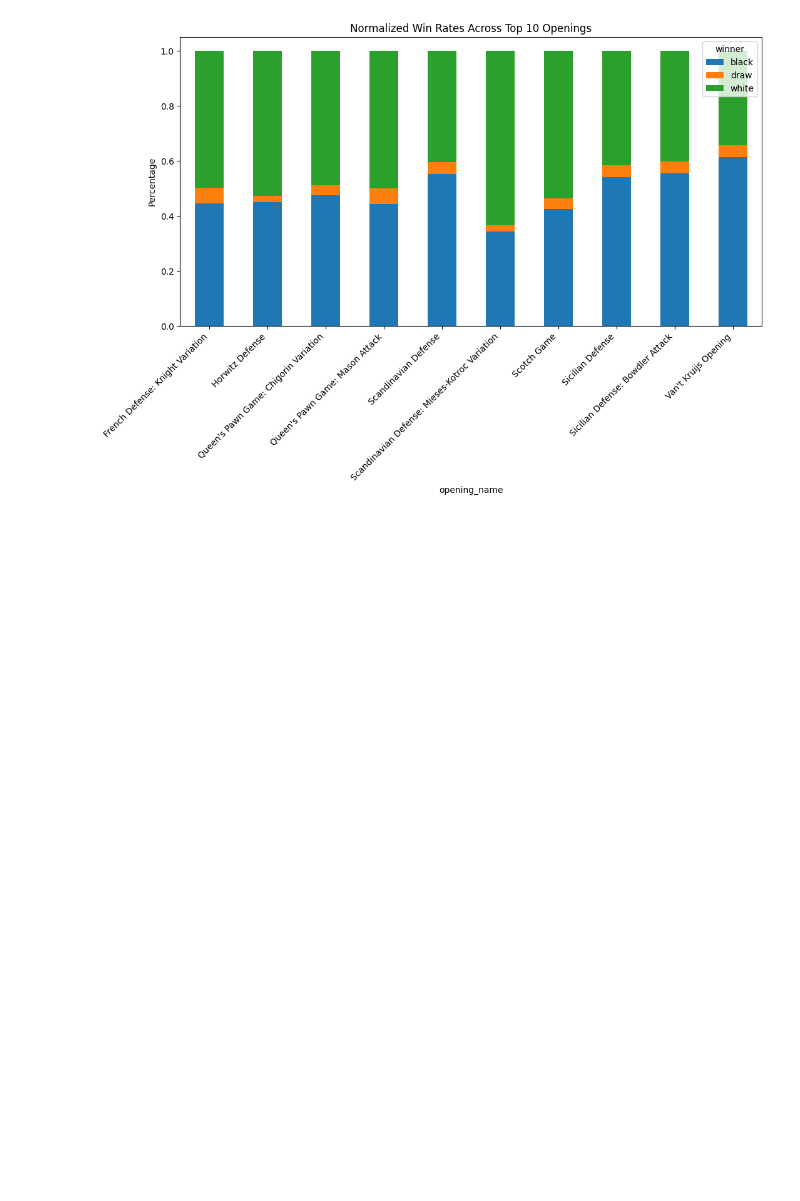
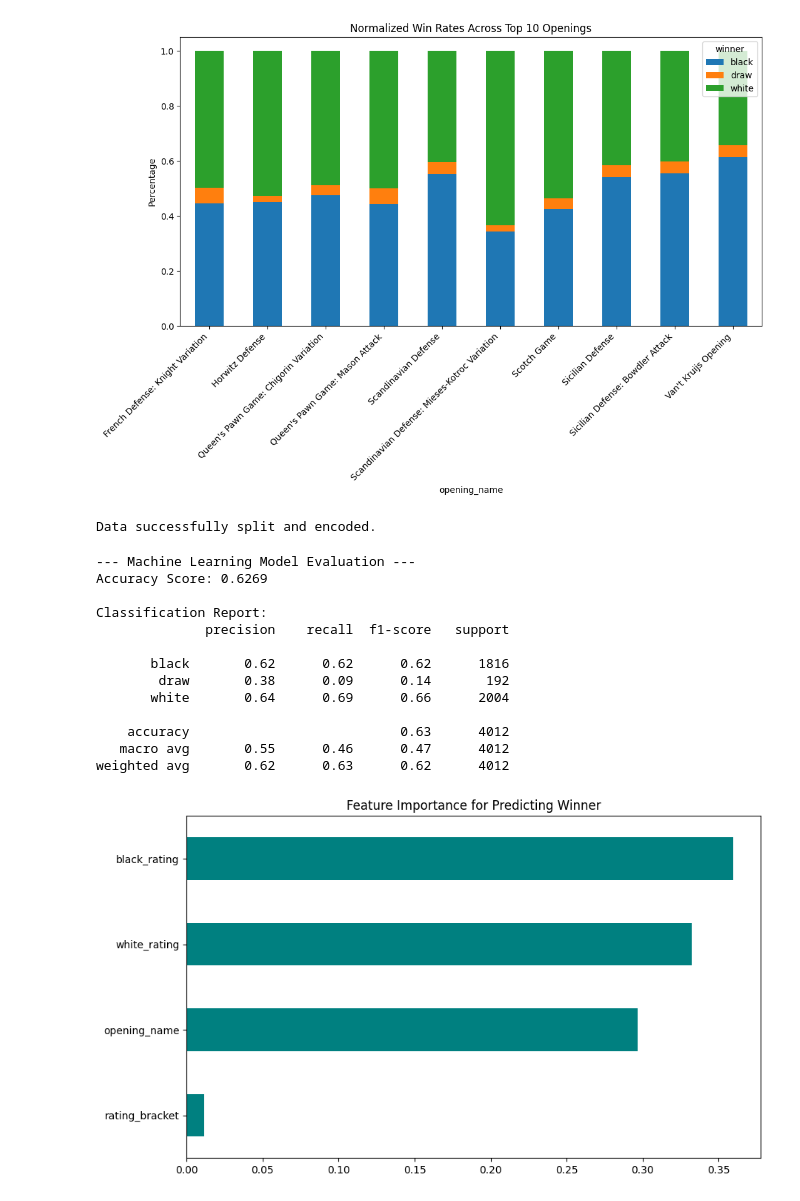
Before and after one commit to turanaskerli/dsa210-project, a Jupyter notebook: analysis.ipynb, the cells around one changed output. Saved outputs shown, nothing was run; the diff lists cells and outputs as text; code cells hidden in the pictures; blank space fills up the shorter version.

Commit message:
ML Milestone: Added Confusion Matrix, prediction sandbox, and fixed feature name warnings

```diff
--- a/analysis.ipynb
+++ b/analysis.ipynb
@@ -81,3 +81,67 @@ plt.show()
 [figure]
 [figure]
 [figure]
+# %%
+from sklearn.model_selection import train_test_split
+from sklearn.preprocessing import LabelEncoder
+from sklearn.ensemble import RandomForestClassifier
+from sklearn.metrics import classification_report, confusion_matrix, accuracy_score
+
+# 1. Select features and target
+ml_df = df[['white_rating', 'black_rating', 'opening_name', 'rating_bracket', 'winner']].copy()
+
+# 2. Encode categorical variables
+le_opening = LabelEncoder()
+le_bracket = LabelEncoder()
+le_winner = LabelEncoder()
+
+ml_df['opening_name'] = le_opening.fit_transform(ml_df['opening_name'])
+ml_df['rating_bracket'] = le_bracket.fit_transform(ml_df['rating_bracket'].astype(str))
+y = le_winner.fit_transform(ml_df['winner']) # Target variable
+
+X = ml_df.drop('winner', axis=1)
+
+# 3. Split into Training (80%) and Testing (20%) sets
+X_train, X_test, y_train, y_test = train_test_split(X, y, test_size=0.2, random_state=42)
+
+print("Data successfully split and encoded.")
+# %% [output]
+Data successfully split and encoded.
+# %%
+# 1. Initialize the Model (Random Forest)
+# We use Random Forest as it handles both numerical and categorical features well.
+rf_model = RandomForestClassifier(n_estimators=100, random_state=42)
+
+# 2. Train the model
+rf_model.fit(X_train, y_train)
+
+# 3. Make Predictions
+y_pred = rf_model.predict(X_test)
+
+# 4. Evaluation Results
+print("--- Machine Learning Model Evaluation ---")
+print(f"Accuracy Score: {accuracy_score(y_test, y_pred):.4f}")
+print("\nClassification Report:")
+print(classification_report(y_test, y_pred, target_names=le_winner.classes_))
+
+# 5. Feature Importance - Which factor matters most?
+importances = pd.Series(rf_model.feature_importances_, index=X.columns)
+plt.figure(figsize=(10, 6))
+importances.sort_values().plot(kind='barh', color='teal')
+plt.title('Feature Importance for Predicting Winner')
+plt.show()
+# %% [output]
+--- Machine Learning Model Evaluation ---
+Accuracy Score: 0.6269
+
+Classification Report:
+              precision    recall  f1-score   support
+
+       black       0.62      0.62      0.62      1816
+        draw       0.38      0.09      0.14       192
+       white       0.64      0.69      0.66      2004
+
+    accuracy                           0.63      4012
+   macro avg       0.55      0.46      0.47      4012
+weighted avg       0.62      0.63      0.62      4012
+[figure, added]
```
Also changed, not shown: parts of 2 cells of this notebook.
